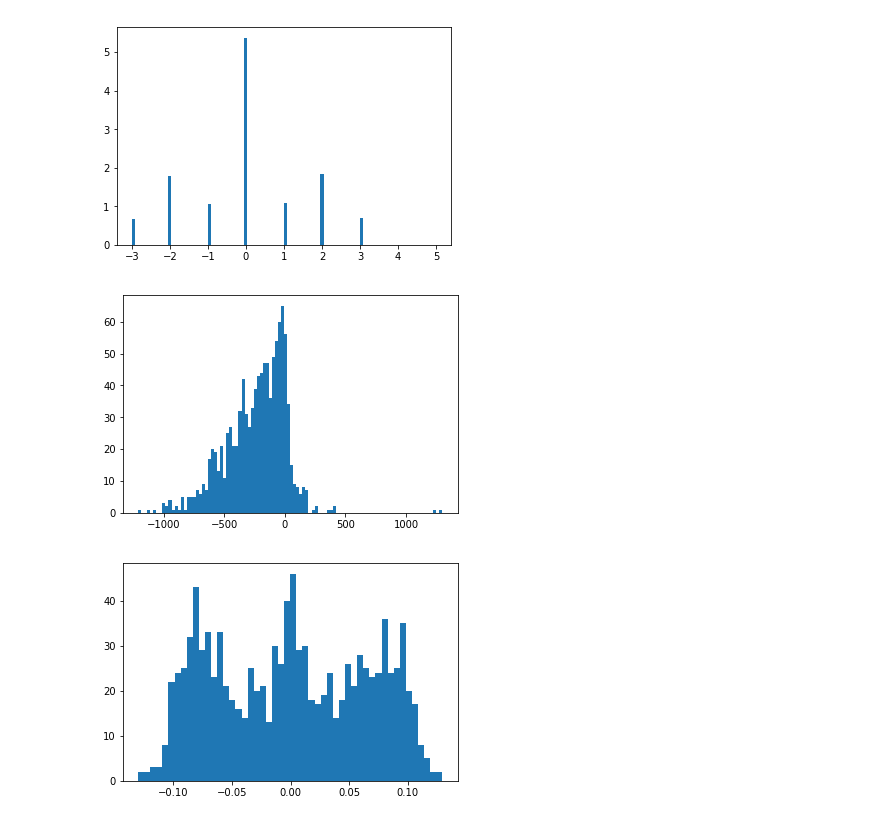
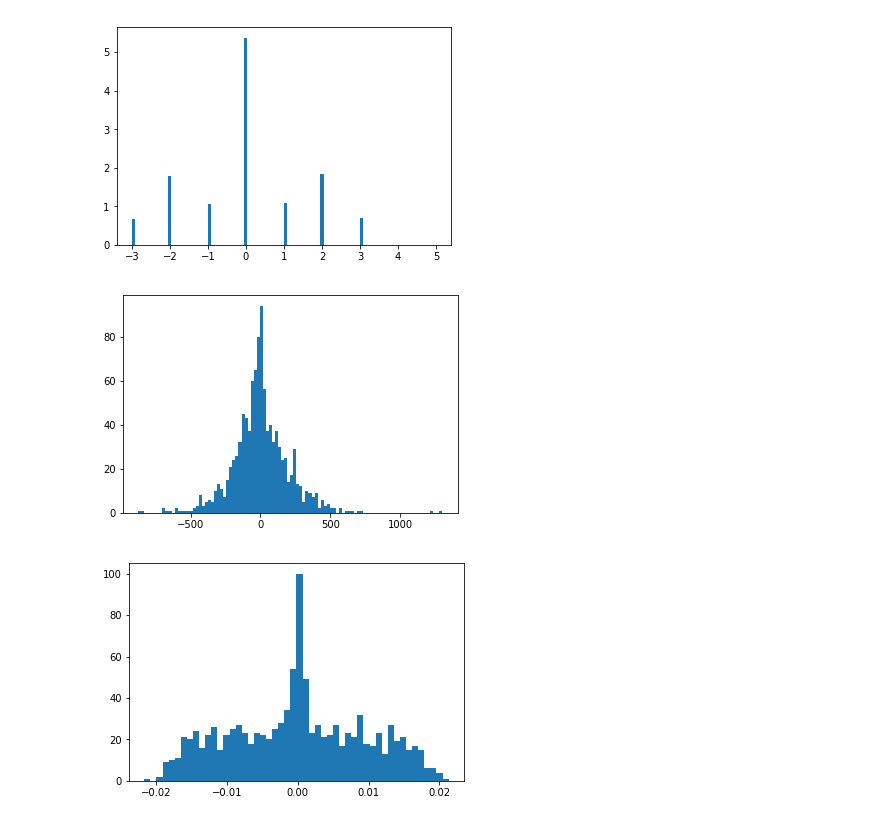
Before and after one commit to nicidob/plus_minus, a Jupyter notebook: build_trad_apm.ipynb, the cells around one changed output. Saved outputs shown, nothing was run; the diff lists cells and outputs as text; code cells hidden in the pictures.

```diff
--- a/build_trad_apm.ipynb
+++ b/build_trad_apm.ipynb
@@ -30,11 +31,16 @@ for row in df.itertuples():
         hs_counter = 0
         as_counter = 0
         h_p_prev = sorted([row[i] for i in range(62,71,2)])
-        a_p_prev = sorted([row[i] for i in range(70,82,2)])
+        a_p_prev = sorted([row[i] for i in range(72,82,2)])
         gameid = row[1]
 
     h_players = sorted([row[i] for i in range(62,71,2)])
-    a_players = sorted([row[i] for i in range(70,82,2)])
+    a_players = sorted([row[i] for i in range(72,82,2)])
+
+    if 'Stephen Curry' in a_players and 'Damian Lillard' in a_players:
+        print(a_players)
+        print(row)
+        break
 
     h_score = row[37]
     a_score = row[38]
@@ -92,9 +96,22 @@ TARGET = possessions
+# %%
+import copy
+TARGET = copy.deepcopy(possessions)
+if False: # gen fake, pairwise players
+    T2 = []
+    for t in TARGET:
+        t = list(t)
+        t[0] = t[0] + ['+'.join(_) for _ in combinations(t[0],2)]
+        t[1] = t[1] + ['+'.join(_) for _ in combinations(t[1],2)]
+        t = tuple(t)
+        T2.append(t)
+    TARGET = T2
 # %%
-players = set()
+players = []
 for mins in TARGET:
-    players = players.union(set(mins[0])).union(set(mins[1]))
+    players += mins[0] + mins[1]# players.union(set(mins[0])).union(set(mins[1]))
+players = set(players)
 players_list = sorted(list(players))
 players_idx = {k:i for i,k in enumerate(players_list)}
 n_players = len(players_list)
-players_idx['LeBron James']
+players_idx['LeBron James'],n_players
 # %% [output]
@@ -114,17 +131,24 @@ for i,mins in enumerate(TARGET):
     #print(mins)
     if mins[-4]:         # home team on offense
         for hp in mins[0]:
-            X_dict[(i,players_idx[hp])] = 1
+            v = 0.33 if '+' in hp else 1
+            X_dict[(i,players_idx[hp])] = v
         for ap in mins[1]:
-            X_dict[(i,n_players+players_idx[ap])] = -1
+            v = 0.33 if '+' in ap else 1
+
+            X_dict[(i,n_players+players_idx[ap])] = -v
 
         X_dict[(i,n_players*2)] = HFA_BIAS
         y_target[i] = h_value-a_value
     else:
         for hp in mins[0]:
-            X_dict[(i,n_players+players_idx[hp])] = 1
+            v = 0.33 if '+' in hp else 1
+
+            X_dict[(i,n_players+players_idx[hp])] = v
         for ap in mins[1]:
-            X_dict[(i,players_idx[ap])] = -1
+            v = 0.33 if '+' in ap else 1
+
+            X_dict[(i,players_idx[ap])] = -v
 
         X_dict[(i,n_players*2+1)] = HFA_BIAS
         y_target[i] = h_value-a_value
@@ -140,15 +164,15 @@ X = scipy.sparse.csr_matrix(X)
 # %%
 _ = plt.hist(np.array(X.sum(0))[0],100)
 # %% [output]
-[figure, old version]
+[figure, new version]
 # %%
 from sklearn import linear_model
 # %%
-clf = linear_model.Ridge(alpha=10000,fit_intercept=False)
+clf = linear_model.Ridge(alpha=300000,fit_intercept=False)
 clf.fit(X,y_target)
 _ = plt.hist(clf.coef_,50)
 # %% [output]
-[figure, old version]
+[figure, new version]
 # %%
 print(100*clf.coef_[-1],100*clf.coef_[-2])
 t_score = 100*(clf.coef_[:clf.coef_.shape[0]//2-1] + clf.coef_[clf.coef_.shape[0]//2-1:-2])
```
Also changed, not shown: parts of 10 cells of this notebook, 1 other file.
